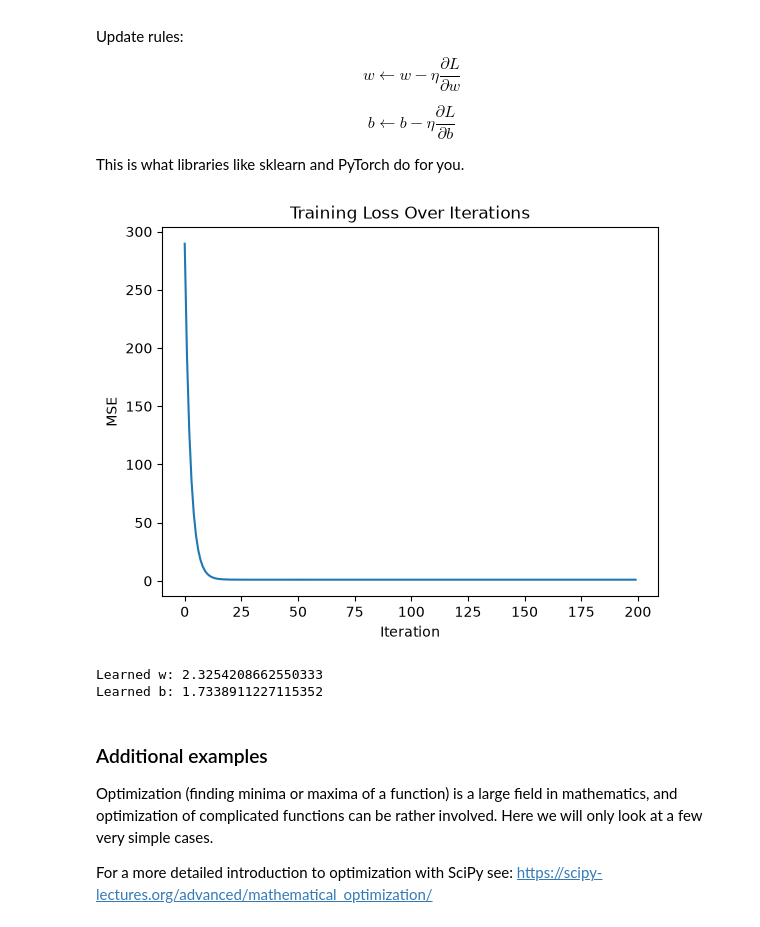
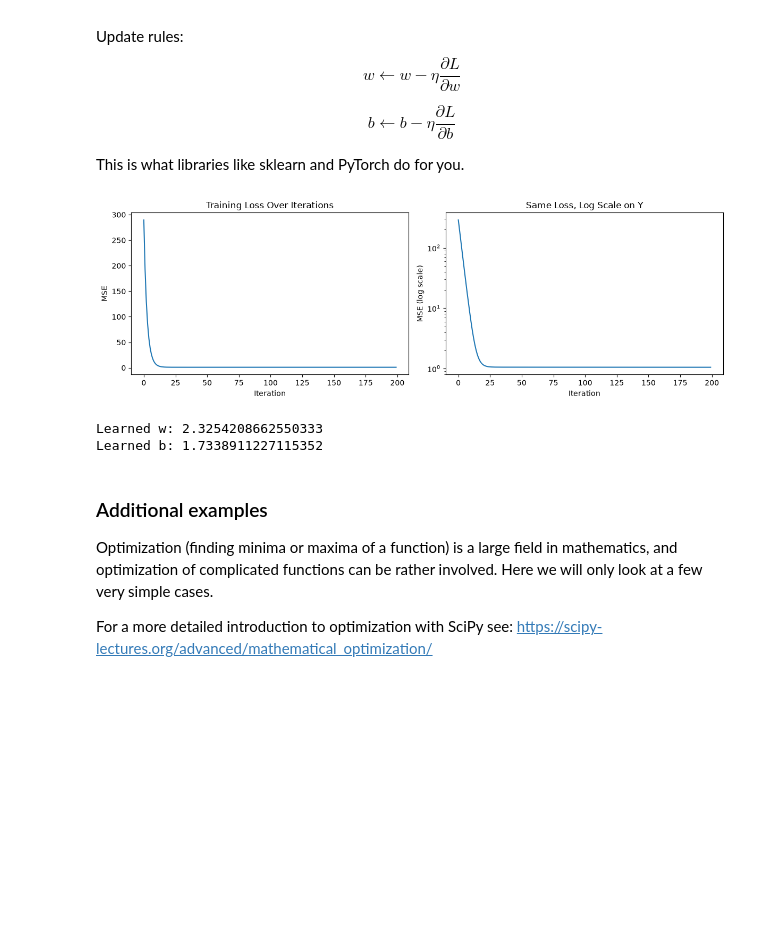
Before and after one commit to nerdslab/learningfromdata-quarto, a Jupyter notebook: notebooks/Notebook_2/Notebook_2b_Model_Selection.ipynb, the cells around one changed output. Cells and saved outputs as stored; diff of their text form; code cells hidden in the pictures; blank space fills up the shorter version.

```diff
--- a/notebooks/Notebook_2/Notebook_2b_Model_Selection.ipynb
+++ b/notebooks/Notebook_2/Notebook_2b_Model_Selection.ipynb
@@ -514,38 +582,48 @@ X = np.linspace(0, 5, 40)
 true_w, true_b = 2.5, 1.0
 y = true_w * X + true_b + np.random.randn(len(X)) * 1
 
 w, b = -3, 0
 eta = 0.01
 
 
 def predict(X):
     return w * X + b
 
 
 def mse(y_pred, y):
     return np.mean((y_pred - y) ** 2)
 
 
 losses = []
 
 for _ in range(200):
     y_pred = predict(X)
     dw = -2 * np.mean(X * (y - y_pred))
     db = -2 * np.mean(y - y_pred)
     w -= eta * dw
     b -= eta * db
     losses.append(mse(y_pred, y))
 
-plt.plot(losses)
-plt.title("Training Loss Over Iterations")
-plt.xlabel("Iteration")
-plt.ylabel("MSE")
+fig, axes = plt.subplots(1, 2, figsize=(12, 4))
+
+axes[0].plot(losses)
+axes[0].set_title("Training Loss Over Iterations")
+axes[0].set_xlabel("Iteration")
+axes[0].set_ylabel("MSE")
+
+axes[1].plot(losses)
+axes[1].set_yscale("log")
+axes[1].set_title("Same Loss, Log Scale on Y")
+axes[1].set_xlabel("Iteration")
+axes[1].set_ylabel("MSE (log scale)")
+
+plt.tight_layout()
 plt.show()
 
 print("Learned w:", w)
 print("Learned b:", b)
 # %% [output]
-[figure, old version]
+[figure, new version]
 Learned w: 2.3254208662550333
 Learned b: 1.7338911227115352
 # %% [markdown]
```
Also changed, not shown: parts of 2 cells of this notebook, 3 other files.
